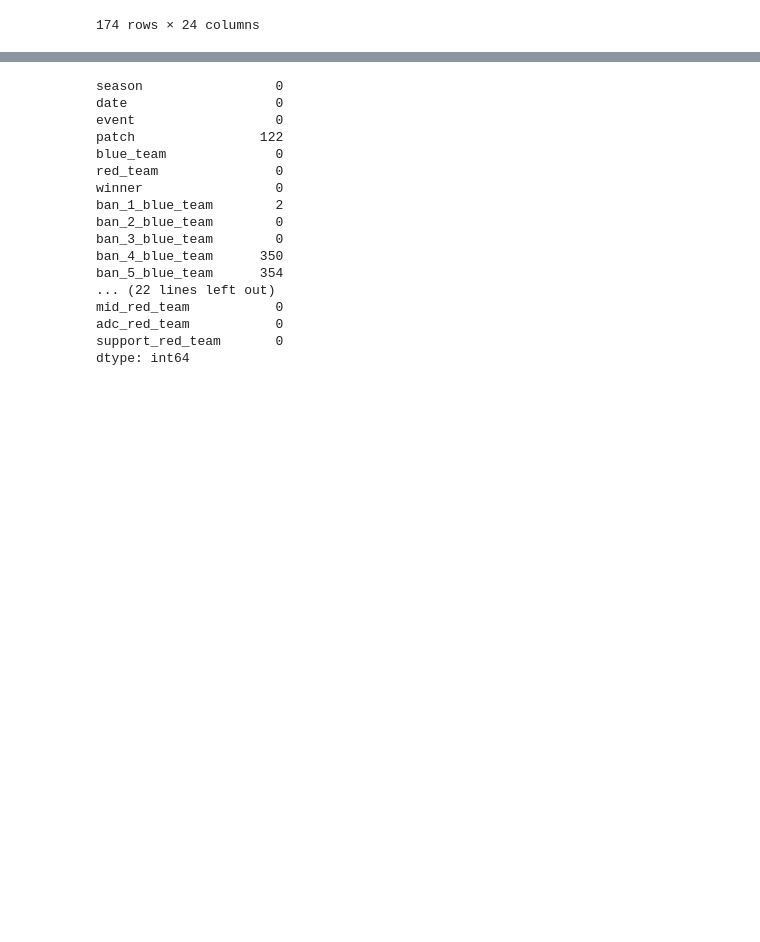
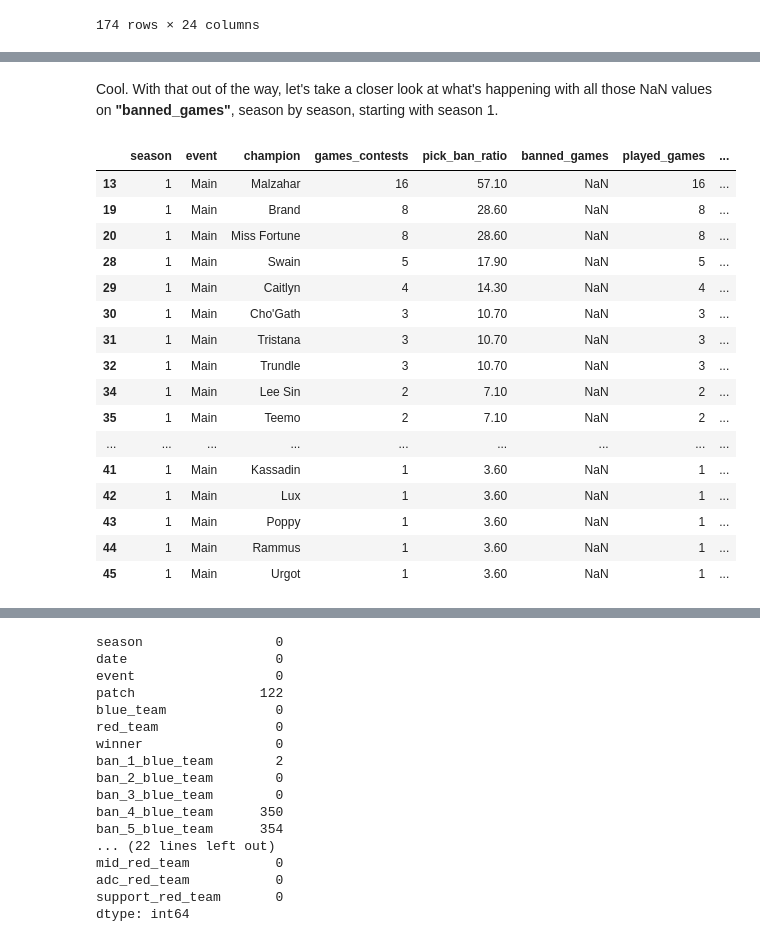
Before and after one commit to Murillo-ES/lol_worlds_project, a Jupyter notebook: notebooks/initial_data_exploration.ipynb, the cells around one changed output, grey strips where cells are left out. Drawn from its saved outputs; the diff is of its cells as text; code cells hidden in the pictures; blank space fills up the shorter version.

Commit message:
'initial_data_exploration' Notebook revision #3. Still a work in progress.

```diff
--- a/notebooks/initial_data_exploration.ipynb
+++ b/notebooks/initial_data_exploration.ipynb
@@ -688,0 +759,27 @@ champions_stats_s1_to_s3
+# %% [markdown]
+Cool. With that out of the way, let's take a closer look at what's happening with all those NaN values on **"banned_games"**, season by season, starting with season 1.
+# %%
+# Let's make a quick function here, since we'll reuse this code shortly.
+
+def find_nan_bans_by_season(dataset: pd.DataFrame, season: int) -> pd.DataFrame:
+    return dataset[(dataset['banned_games'].isna()) & (dataset['season'] == season)]
+
+find_nan_bans_by_season(champions_stats_s1_to_s3, 1)
+# %% [output]
+|  | season | event | champion | games_contests | pick_ban_ratio | banned_games | played_games | ... |
+| 13 | 1 | Main | Malzahar | 16 | 57.10 | NaN | 16 | ... |
+| 19 | 1 | Main | Brand | 8 | 28.60 | NaN | 8 | ... |
+| 20 | 1 | Main | Miss Fortune | 8 | 28.60 | NaN | 8 | ... |
+| 28 | 1 | Main | Swain | 5 | 17.90 | NaN | 5 | ... |
+| 29 | 1 | Main | Caitlyn | 4 | 14.30 | NaN | 4 | ... |
+| 30 | 1 | Main | Cho'Gath | 3 | 10.70 | NaN | 3 | ... |
+| 31 | 1 | Main | Tristana | 3 | 10.70 | NaN | 3 | ... |
+| 32 | 1 | Main | Trundle | 3 | 10.70 | NaN | 3 | ... |
+| 34 | 1 | Main | Lee Sin | 2 | 7.10 | NaN | 2 | ... |
+| 35 | 1 | Main | Teemo | 2 | 7.10 | NaN | 2 | ... |
+| ... | ... | ... | ... | ... | ... | ... | ... | ... |
+| 41 | 1 | Main | Kassadin | 1 | 3.60 | NaN | 1 | ... |
+| 42 | 1 | Main | Lux | 1 | 3.60 | NaN | 1 | ... |
+| 43 | 1 | Main | Poppy | 1 | 3.60 | NaN | 1 | ... |
+| 44 | 1 | Main | Rammus | 1 | 3.60 | NaN | 1 | ... |
+| 45 | 1 | Main | Urgot | 1 | 3.60 | NaN | 1 | ... |
```
Also changed, not shown: parts of 26 cells of this notebook.
